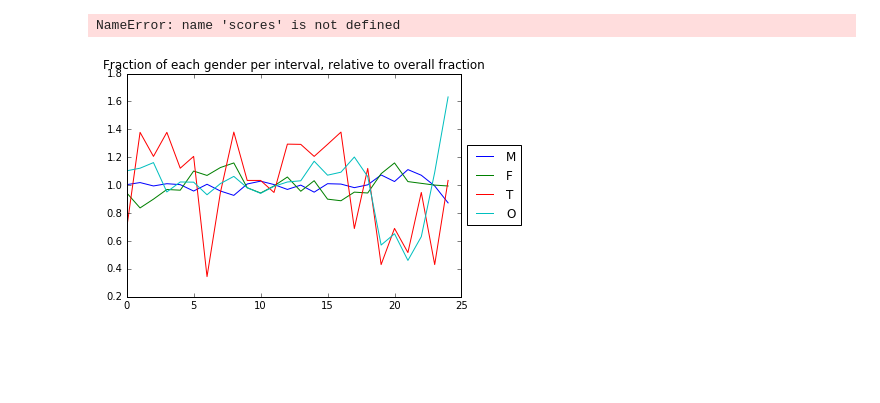
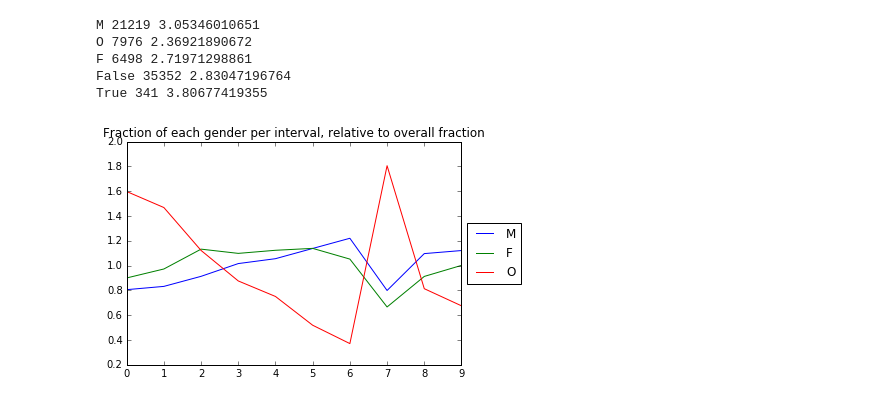
Before and after one commit to gaurangsadekar/social_nets, a Jupyter notebook: data_challenge2/Data Challenge 2.ipynb, the cells around one changed output. Saved outputs shown, nothing was run; the diff lists cells and outputs as text; code cells hidden in the pictures; blank space fills up the shorter version.

Commit message:
nice plot and only 2 genders

```diff
--- a/data_challenge2/Data Challenge 2.ipynb
+++ b/data_challenge2/Data Challenge 2.ipynb
@@ -34,9 +35,9 @@ def calculateFeatureValues(graph):
 # %%
 # Feature weights
 feature_weights = {}
-feature_weights['followers'] = 0.3
-feature_weights['in_circles'] = 0.35
-feature_weights['sum_circle_fraction'] = 0.35
+feature_weights['followers'] = 0.01
+feature_weights['in_circles'] = 0.39
+feature_weights['sum_circle_fraction'] = 0.6
 # %%
 # Calculating the score for every node based on our metric
 def calculateScores(graph):
@@ -61,11 +62,10 @@ scores = calculateScores(graph.g)
 gender_dict = {}
 gender_dict['M'] = 0
 gender_dict['F'] = 0
-gender_dict['T'] = 0
 gender_dict['O'] = 0
 googler_dict = {True: 0, False: 0}
 total_googlers = {True: 0, False: 0}
-total_genders = {'M': 0, 'F': 0, 'T': 0, 'O': 0}
+total_genders = {'M': 0, 'F': 0, 'O': 0}
 for node, score in scores.iteritems():
     gen = graph.g.node[node]['gender']
     gender_dict[gen] += score
@@ -79,13 +79,17 @@ for gen, score in gender_dict.iteritems():
     print gen, total_genders[gen], score * 1.0 / total_genders[gen]
 
 for goog, score in googler_dict.iteritems():
-    print gool, total_genders[goog], score * 1.0 / total_genders[goog]
+    print goog, total_googlers[goog], score * 1.0 / total_googlers[goog]
 # %% [output]
-NameError: name 'scores' is not defined
+M 21219 3.05346010651
+O 7976 2.36921890672
+F 6498 2.71971298861
+False 35352 2.83047196764
+True 341 3.80677419355
 # %%
 sorted_by_score = sorted(scores.items(), key=operator.itemgetter(1))
 # %%
-interval_fraction = 0.04
+interval_fraction = 0.1
 num_intervals = 1/interval_fraction
 num_nodes = len(sorted_by_score)
 
@@ -93,26 +97,25 @@ intervals = []
 intervals2 = []
 for i in range(int(num_intervals)):
     nodes = [node for node, _ in sorted_by_score[int(interval_fraction*i*num_nodes): int(interval_fraction*(i+1)*num_nodes)]]
-    new_dict = {"M": 0, "F": 0, "T": 0, "O": 0}
+    new_dict = {"M": 0, "F": 0, "O": 0}
     new_goog_dict = {True: 0, False: 0}
     for node in nodes:
         new_dict[graph.g.node[node]['gender']] += 1
-        new_goog_dict[graph.g[node]['googler']] += 1
+        new_goog_dict[graph.g.node[node]['googler']] += 1
 
     for gender in new_dict:
         new_dict[gender] = (new_dict[gender]*1.0 / len(nodes)) / (total_genders[gender]*1.0/num_nodes)
 
-    for goog in new_dict:
-        new_dict[goog] =  (new_dict[goog]*1.0 / len(nodes)) / (total_googlers[goog]*1.0/num_nodes)
+    for goog in new_goog_dict:
+        new_goog_dict[goog] =  (new_goog_dict[goog]*1.0 / len(nodes)) / (total_googlers[goog]*1.0/num_nodes)
 
-    intervals.append([new_dict['M'], new_dict['F'], new_dict['T'], new_dict['O']])
+    intervals.append([new_dict['M'], new_dict['F'], new_dict['O']])
     intervals2.append([new_goog_dict[True], new_goog_dict[False]])
-# %% [output]
-[figure, removed]
 # %%
-%matplotlib inline
 plt.plot(intervals)
 plt.title('Fraction of each gender per interval, relative to overall fraction')
-plt.legend(["M", "F", "T", "O"], loc='center left', bbox_to_anchor=(1, 0.5))
+plt.legend(["M", "F", "O"], loc='center left', bbox_to_anchor=(1, 0.5))
 plt.show()
+# %% [output]
+[figure, added]
 # %%
```
Also changed, not shown: parts of 2 cells of this notebook, 1 other file.
